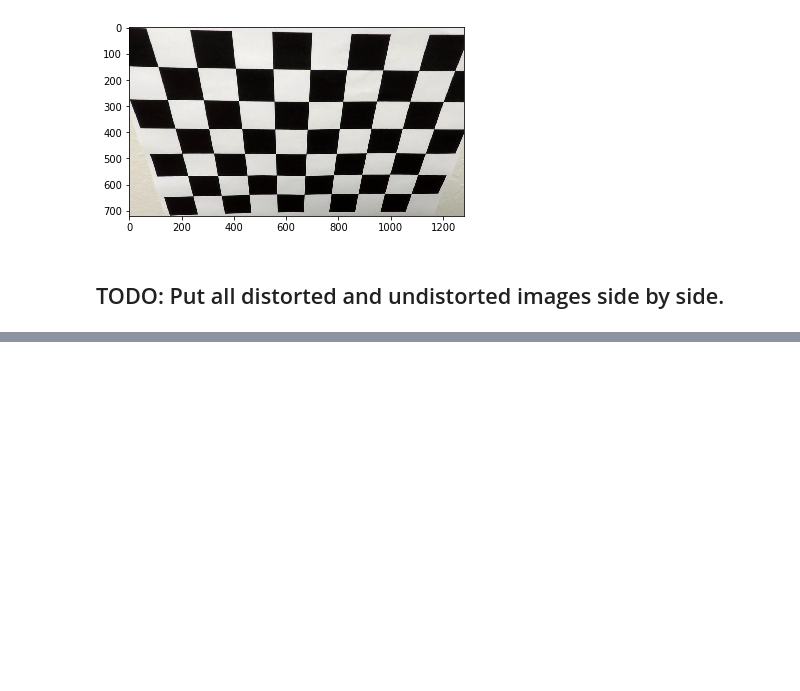
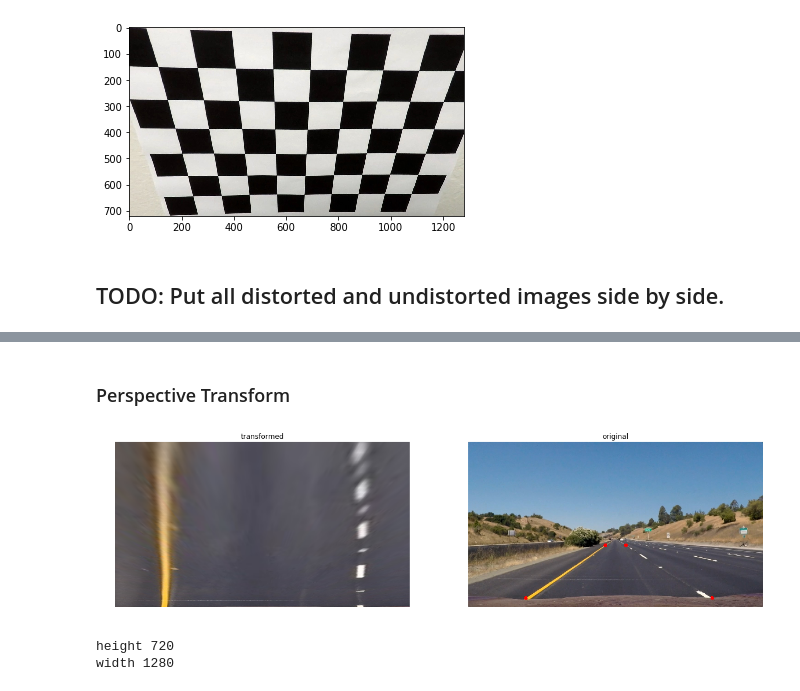
Before and after one commit to dmlicht/CarND-Advanced-Lane-Lines, a Jupyter notebook: distortion_correction.ipynb, the cells around one changed output, grey strips where cells are left out. Cells and saved outputs as stored; diff of their text form; code cells hidden in the pictures; blank space fills up the shorter version.

```diff
--- a/distortion_correction.ipynb
+++ b/distortion_correction.ipynb
@@ -92,0 +237,43 @@ plt.imshow(corrected)
+# %% [markdown]
+### Perspective Transform
+# %%
+bottom_left = (250, 680)
+bottom_right = (1060, 680)
+top_left = (595, 450)
+top_right = (685, 450)
+
+def perspective_transform(img):
+    height, width = img.shape[:2]
+
+    src = np.float32([bottom_left, top_left, top_right, bottom_right])
+    dst = np.float32([[200,height], [200, 200], [width-200, 200], [width-200, height]])
+
+    M = cv2.getPerspectiveTransform(src, dst)
+    warped = cv2.warpPerspective(img, M, (width, height))
+    return warped, M
+
+img = mpimg.imread('./test_images/straight_lines1.jpg')
+with_points = img.copy()
+
+cv2.circle(with_points, bottom_left, 8, (255,0,0), -1)
+cv2.circle(with_points, top_left, 8, (255,0,0), -1)
+cv2.circle(with_points, top_right, 8, (255,0,0), -1)
+cv2.circle(with_points, bottom_right, 8, (255,0,0), -1)
+# plt.imshow(img)
+
+transformed, M = perspective_transform(img)
+# plt.imshow(transformed)
+
+show_images({
+    'original': with_points,
+    'transformed': transformed
+})
+# %% [output]
+[figure, added]
+# %%
+height, width, _ = img.shape
+print("height", height)
+print("width", width)
+# %% [output]
+height 720
+width 1280
```
Also changed, not shown: parts of 17 cells of this notebook, 2 other files.
